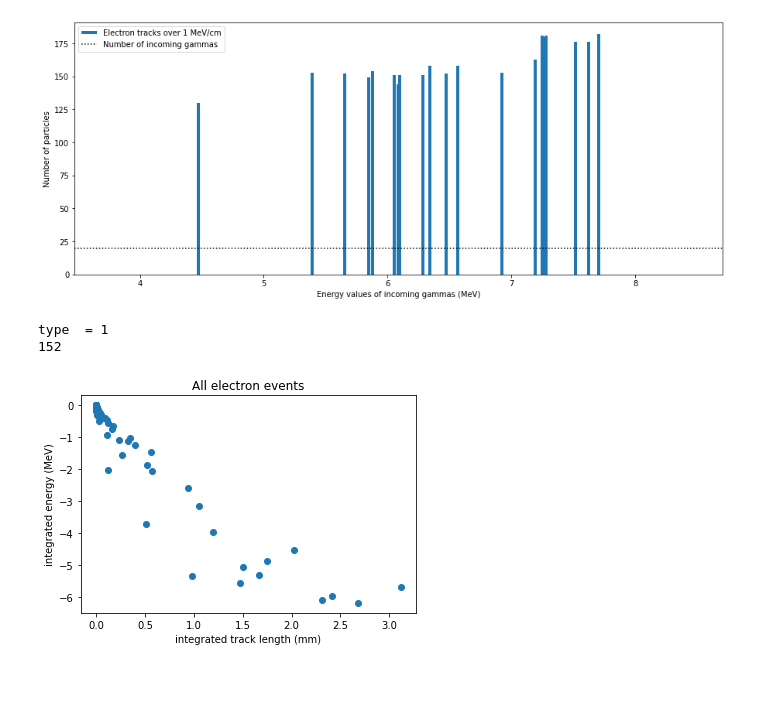
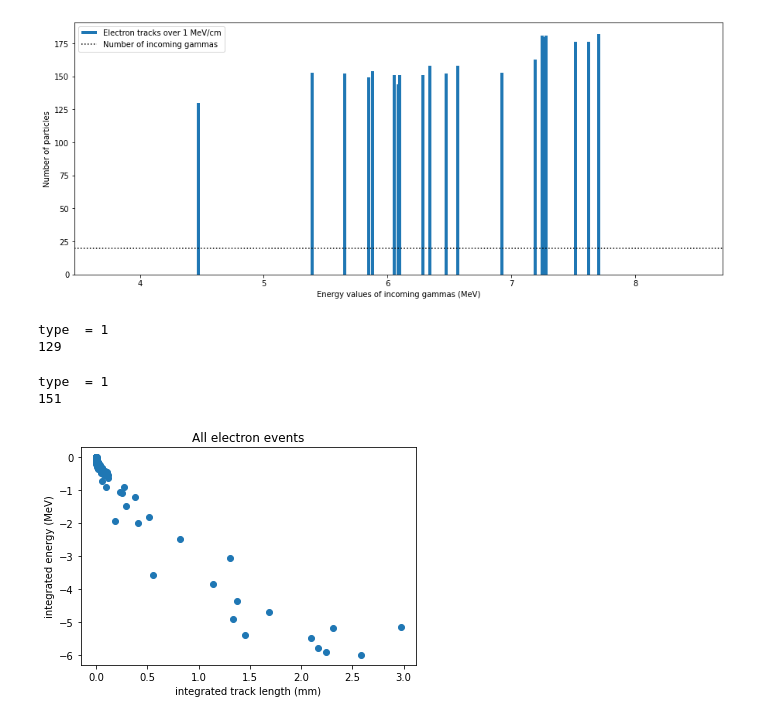
Before and after one commit to sierracthomas/neutrino_work, a Jupyter notebook: misc_projects_and_data/spectrum_runs/large-detector-track-length.ipynb, the cells around one changed output. Saved outputs shown, nothing was run; the diff lists cells and outputs as text; code cells hidden in the pictures; blank space fills up the shorter version.

```diff
--- a/misc_projects_and_data/spectrum_runs/large-detector-track-length.ipynb
+++ b/misc_projects_and_data/spectrum_runs/large-detector-track-length.ipynb
@@ -72,6 +72,6 @@ print(os.listdir("spectrum/"))
 # %%
 spectrum = os.listdir("spectrum/")
-#spectrum = [7708]
+spectrum = [4473]
 counts = []
 energy = []
 for i in spectrum:
@@ -153,34 +153,52 @@ type  = 1
 19.0 13.0 inf -0.00106356 0.0
 [144, 152, 182, 181, 158, 151, 176, 130, 153, 154, 176, 152, 153, 163, 149, 151, 151, 180, 158, 181]
 [figure]
+# %%
+my_data = genfromtxt(f'spectrum/4473/run_nt_Hits_t0.csv', delimiter=',')
+
+my_data = search_for_thing(2, 1, my_data)
+
+
+count = 0
+for i, val in enumerate(my_data):
+    if my_data[i-1][1]:
+        if my_data[i][1] != my_data[i-1][1]:
+            count += 1
+
+
+
+print(count)
+# %% [output]
+type  = 1
+129
 # %%
-my_data = genfromtxt(f'spectrum/6476/run_nt_Hits_t0.csv', delimiter=',')
+my_data = genfromtxt(f'spectrum/6283.8/run_nt_Hits_t0.csv', delimiter=',')
 # only keep electron data
 my_data = search_for_thing(2, 1, my_data)
 
 
 integrated_length_by_event, integrated_energy_by_event = track_length_and_energy(my_data)
 
 # plot length of track vs energy for electrons
 plt.scatter(integrated_length_by_event, integrated_energy_by_event.T[2])
 
-test = (-integrated_energy_by_event.T[2])/(integrated_length_by_event * .1)
+#test = (-integrated_energy_by_event.T[2])/(integrated_length_by_event * .1)
 
 count = 0
 for i in test:
     if i > 1.0:
         count += 1
 
 print(count)
 
     # 2 MeV/cm mean energy loss from minimum ionizing particle
     # corresponds to 20 and 30, 000 elefctrons on a collection wire
 
 plt.xlabel("integrated track length (mm)")
 plt.ylabel("integrated energy (MeV)")
 plt.title("All electron events")
 plt.show()
 # %% [output]
 type  = 1
-152
+151
-[figure, old version]
+[figure, new version]
```
Also changed, not shown: parts of 3 cells of this notebook, 3 other files.
